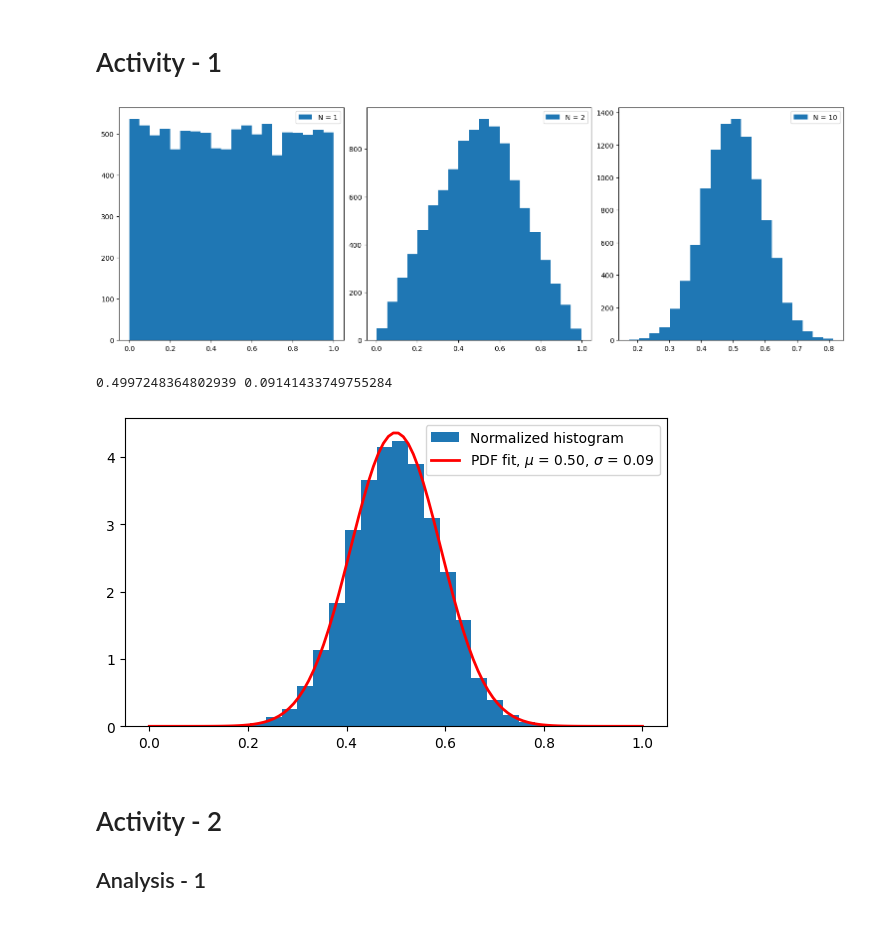
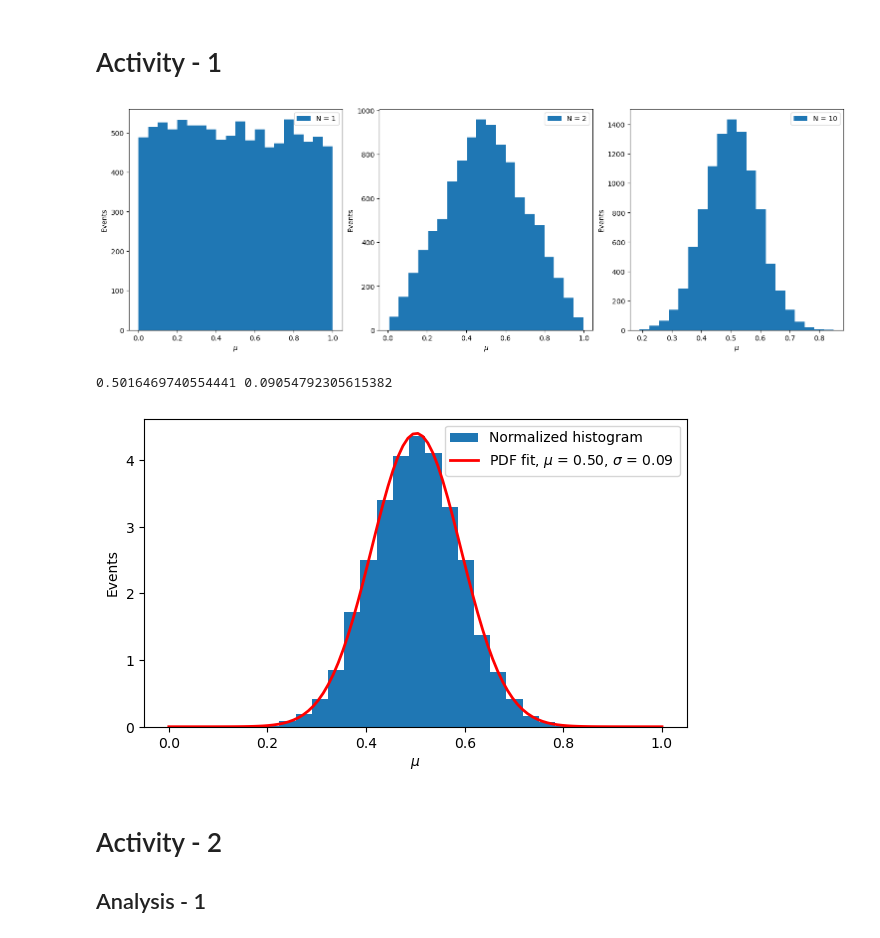
Before and after one commit to labani-01/PHY657, a Jupyter notebook: Module_2/ Module-2.ipynb, the cells around one changed output. Saved outputs shown, nothing was run; the diff lists cells and outputs as text; code cells hidden in the pictures.

```diff
--- a/Module_2/ Module-2.ipynb
+++ b/Module_2/ Module-2.ipynb
@@ -26,13 +26,15 @@ for N in N_values:
 # %%
 fig, axes = plt.subplots(1, 3, figsize=(15, 5), constrained_layout=True)
 
 for i, num in enumerate(N_values):
     axes[i].hist(results[f'rand_samples_means_{num}'], bins = 20, label = f"N = {num}")
     axes[i].legend()
+    axes[i].set_xlabel('$\mu$')
+    axes[i].set_ylabel('Events')
 
 plt.show()
 # %% [output]
-[figure, old version]
+[figure, new version]
 # %%
 mu, std = norm.fit(results['rand_samples_means_10'])
 print(mu, std)
@@ -45,10 +47,12 @@ plt.figure(figsize=(7, 4))
 plt.hist(results['rand_samples_means_10'], bins = 20, density=1, label = 'Normalized histogram')
 plt.plot(x, p, c='red', linewidth=2, label = f'PDF fit, $\\mu$ = {mu:.2f}, $\\sigma$ = {std:.2f}')
 plt.legend()
+plt.xlabel('$\mu$')
+plt.ylabel('Events')
 plt.show()
 # %% [output]
-0.4997248364802939 0.09141433749755284
+0.5016469740554441 0.09054792305615382
-[figure, old version]
+[figure, new version]
 # %% [markdown]
 # Activity - 2
 ## Analysis - 1
```
Also changed, not shown: parts of 3 cells of this notebook.
